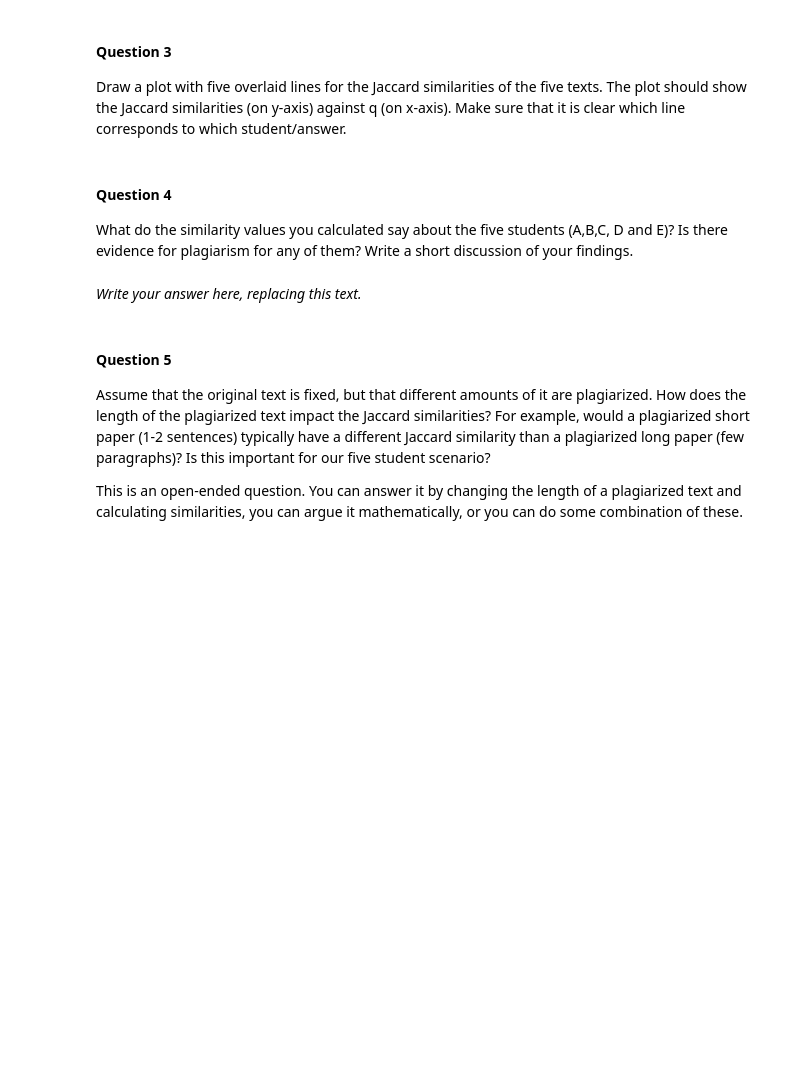
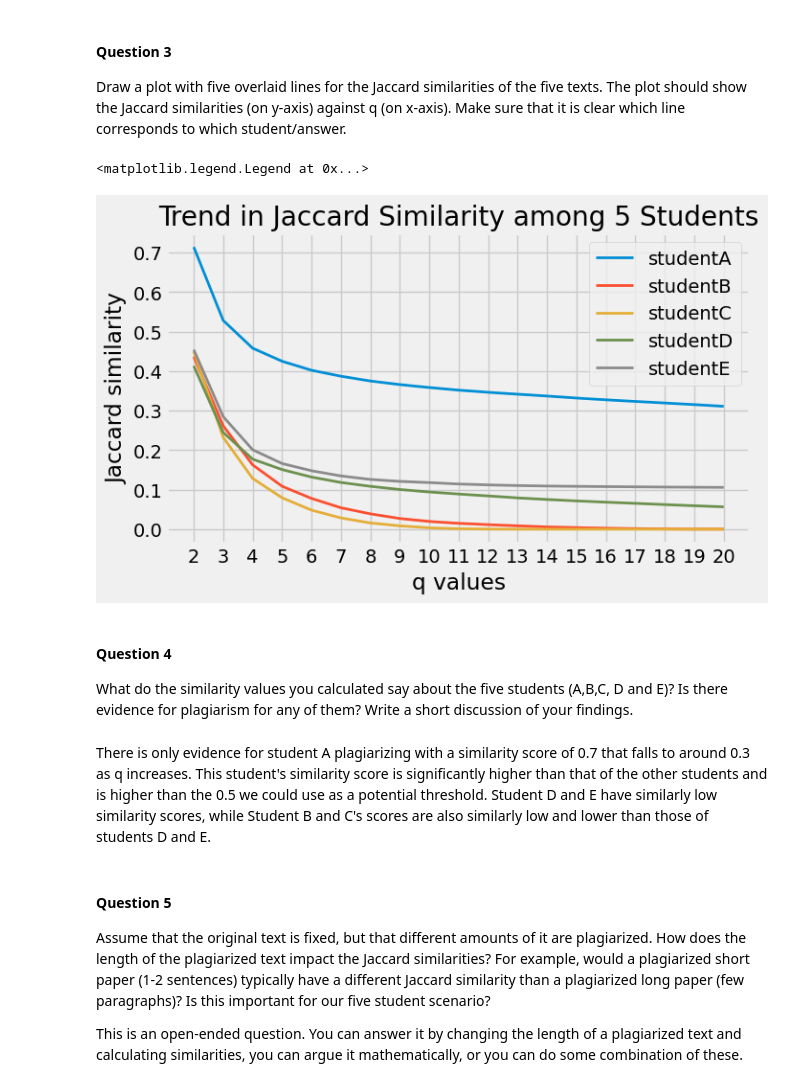
Before and after one commit to mattzhao-R/data-118, a Jupyter notebook: hw/homework07_Fall22.ipynb, the cells around one changed output. Drawn from its saved outputs; the diff is of its cells as text; code cells hidden in the pictures; blank space fills up the shorter version.

```diff
--- a/hw/homework07_Fall22.ipynb
+++ b/hw/homework07_Fall22.ipynb
@@ -143,12 +278,12 @@ open("original.txt","r",encoding="utf8").read()
 # %% [markdown]
 Files containing the answer of five students (A,B,C,D, and E) are provided. They are read as strings using the code below.
 # %%
-original=open("original.txt","r").read()
-studentA=open("studentA.txt","r").read()
-studentB=open("studentB.txt","r").read()
-studentC=open("studentC.txt","r").read()
-studentD=open("studentD.txt","r").read()
-studentE=open("studentE.txt","r").read()
+original=open("data/original.txt","r",encoding="utf8").read()
+studentA=open("data/studentA.txt","r",encoding="utf8").read()
+studentB=open("data/studentB.txt","r",encoding="utf8").read()
+studentC=open("data/studentC.txt","r",encoding="utf8").read()
+studentD=open("data/studentD.txt","r",encoding="utf8").read()
+studentE=open("data/studentE.txt","r",encoding="utf8").read()
 # %% [markdown]
 #### Question 1
 
@@ -170,0 +313,15 @@ Save the results in a dataframe with rows indexed by the values of q, and having
+# %%
+# put your code to create and output the dataframe here
+sims = np.zeros((19,5))
+students = [studentA,studentB,studentC,studentD,studentE]
+for i,s in enumerate(students):
+    stu_sim = np.array([])
+    for q in np.arange(2,21):
+        temp = jaccard_simq(original,s,q)
+        stu_sim = np.append(stu_sim,temp)
+    sims[:,i] = stu_sim
+sim_df = pd.DataFrame(sims)
+# %%
+sim_df.columns = ['studentA','studentB','studentC','studentD','studentE']
+sim_df.set_index(np.arange(2,21),inplace=True)
+sim_df
@@ -178,9 +350,22 @@ Draw a plot with five overlaid lines for the Jaccard similarities of the five te
+# %%
+# the code to draw the plot
+plt.figure(figsize=(7,4),dpi=100)
+for s in sim_df.columns:
+    plt.plot(sim_df[s],label=s,lw=2)
+plt.xticks(np.arange(2,21))
+plt.xlabel('q values')
+plt.ylabel('Jaccard similarity')
+plt.title('Trend in Jaccard Similarity among 5 Students')
+plt.legend()
+# %% [output]
+<matplotlib.legend.Legend at 0x...>
+[figure, added]
 # %% [markdown]
 #### Question 4
 
 What do the similarity values you calculated say about the five students (A,B,C, D and E)? Is there evidence for plagiarism for any of them? Write a short discussion of your findings.
-# %% [markdown]
-*Write your answer here, replacing this text.*
+# %% [markdown]
+There is only evidence for student A plagiarizing with a similarity score of 0.7 that falls to around 0.3 as q increases. This student's similarity score is significantly higher than that of the other students and is higher than the 0.5 we could use as a potential threshold. Student D and E have similarly low similarity scores, while Student B and C's scores are also similarly low and lower than those of students D and E.
 # %% [markdown]
 #### Question 5
 
```
Also changed, not shown: parts of 31 cells of this notebook, 9 other files.
